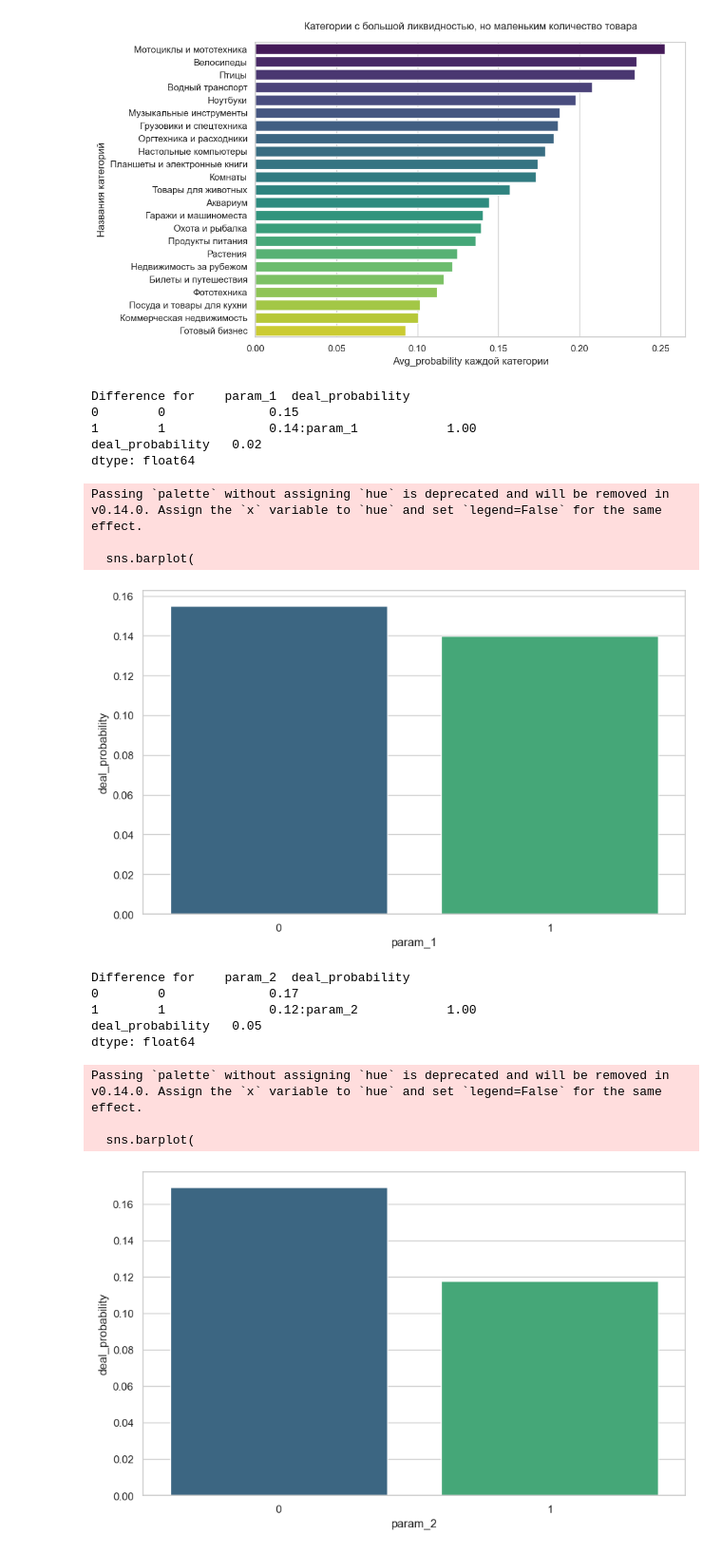
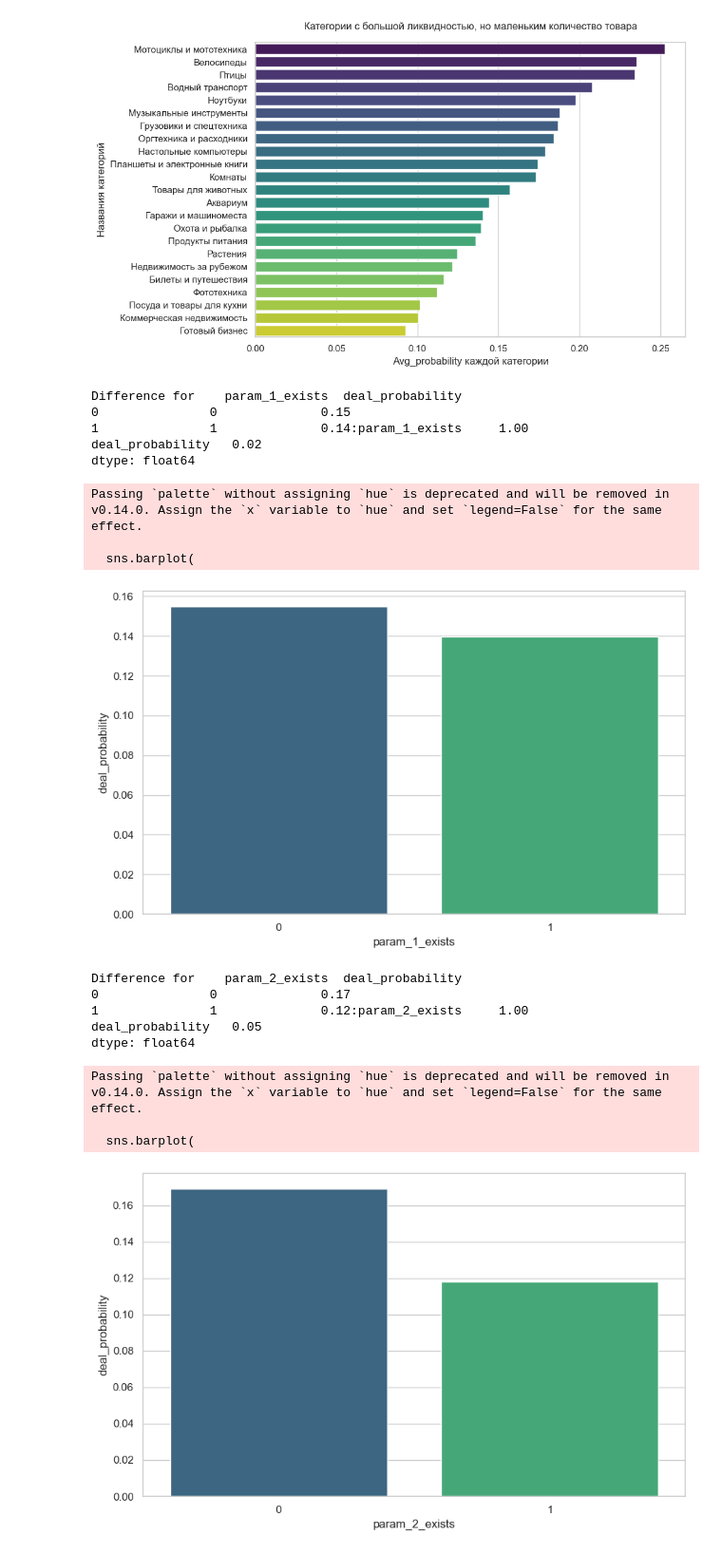
Before and after one commit to issakamir/Avito-demand, a Jupyter notebook: notebooks/EDA.ipynb, the cells around one changed output. Shown at 95% size. Drawn from its saved outputs; the diff is of its cells as text; code cells hidden in the pictures.

```diff
--- a/notebooks/EDA.ipynb
+++ b/notebooks/EDA.ipynb
@@ -57,37 +57,38 @@ Passing `palette` without assigning `hue` is deprecated and will be removed in v
   ax=sns.barplot(
 [figure]
 # %%
-for param in ['param_1', 'param_2', 'param_3']:
+for param in ['param_1_exists', 'param_2_exists', 'param_3_exists']:
     grouped=df.groupby(param)['deal_probability'].mean().reset_index()
 
     diff=grouped.max()-grouped.min()
 
     print(f"Difference for {grouped}:{diff}")
 
     plt.figure(figsize=(10,6))
     sns.barplot(
         x=param,
         y='deal_probability',
         data=grouped,
         palette='viridis'
     )
+
     plt.show()
 # %% [output]
-Difference for    param_1  deal_probability
-0        0              0.15
-1        1              0.14:param_1            1.00
+Difference for    param_1_exists  deal_probability
+0               0              0.15
+1               1              0.14:param_1_exists     1.00
 deal_probability   0.02
 dtype: float64
 Passing `palette` without assigning `hue` is deprecated and will be removed in v0.14.0. Assign the `x` variable to `hue` and set `legend=False` for the same effect.
 
   sns.barplot(
-[figure, old version]
+[figure, new version]
-Difference for    param_2  deal_probability
-0        0              0.17
-1        1              0.12:param_2            1.00
+Difference for    param_2_exists  deal_probability
+0               0              0.17
+1               1              0.12:param_2_exists     1.00
 deal_probability   0.05
 dtype: float64
 Passing `palette` without assigning `hue` is deprecated and will be removed in v0.14.0. Assign the `x` variable to `hue` and set `legend=False` for the same effect.
 
   sns.barplot(
-[figure, old version]
+[figure, new version]
```
Also changed, not shown: parts of 4 cells of this notebook.
